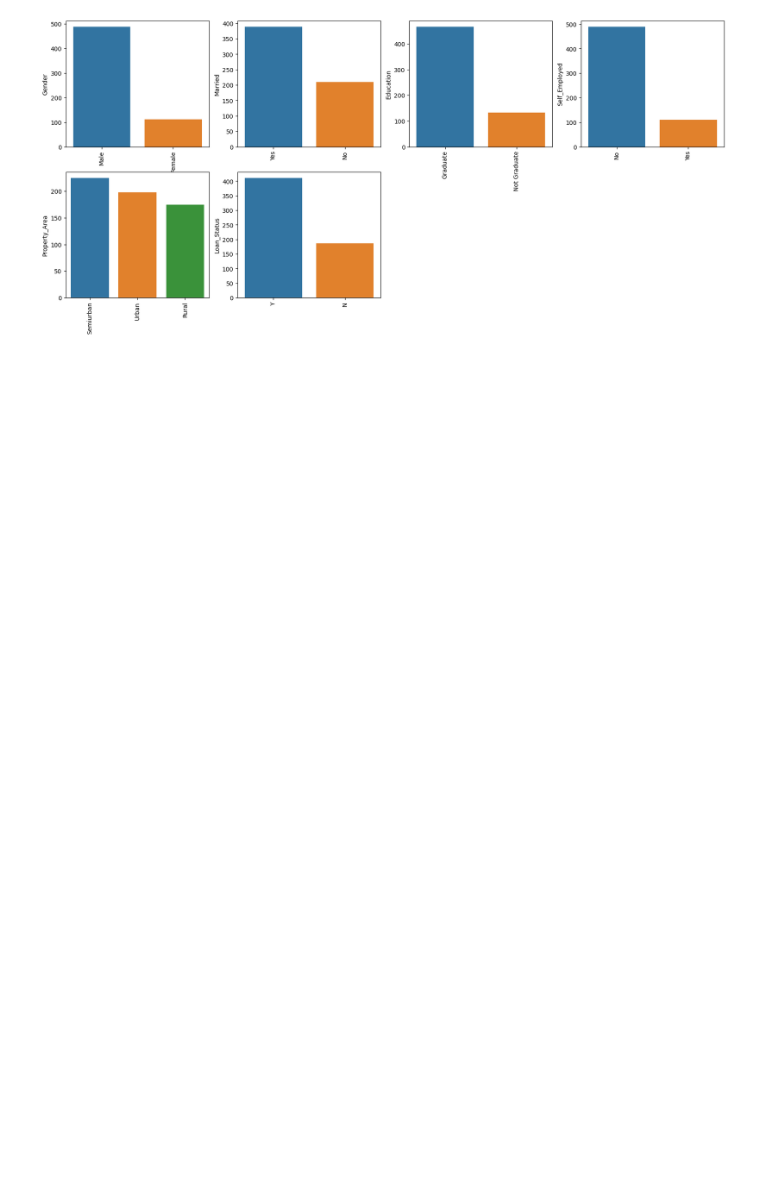
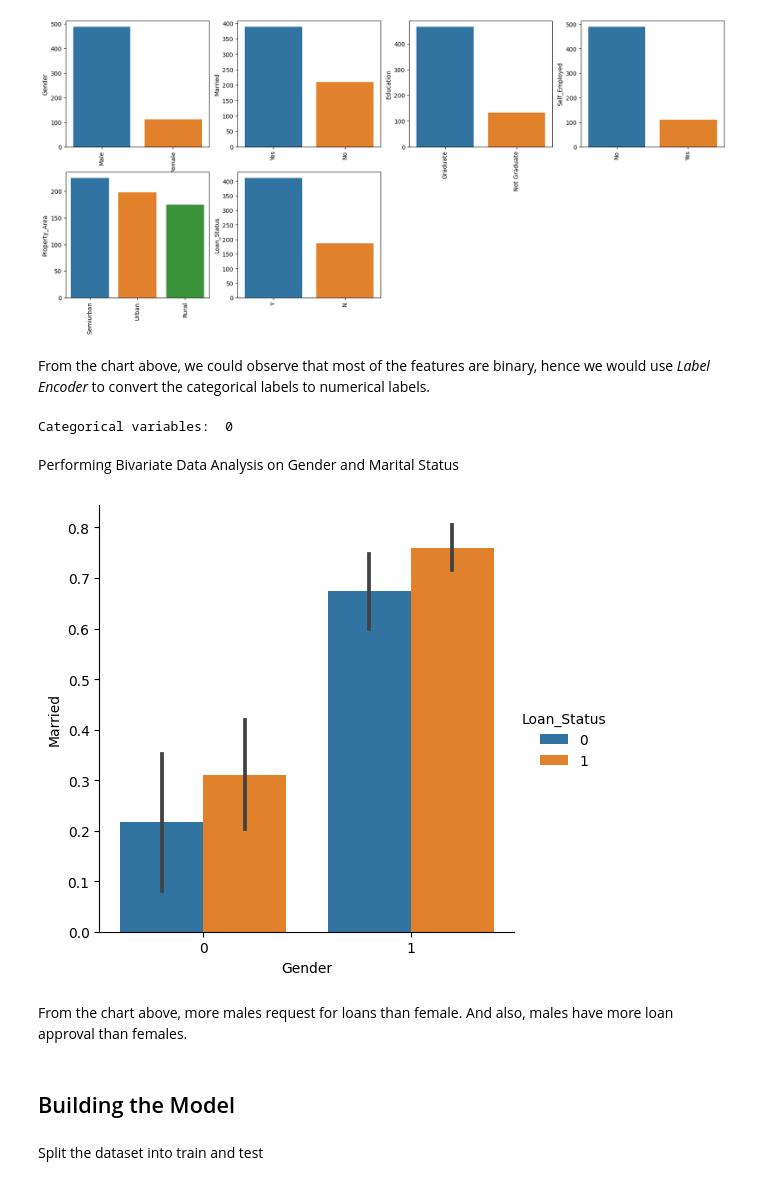
Before and after one commit to Eben-Success/Loan_Approval_Prediction, a Jupyter notebook: main.ipynb, the cells around one changed output. Cells and saved outputs as stored; diff of their text form; code cells hidden in the pictures; blank space fills up the shorter version.

```diff
--- a/main.ipynb
+++ b/main.ipynb
@@ -45,0 +66,6 @@ data.head()
+# %%
+# Replace missing values with their mean
+for col in data.columns:
+    data[col] = data[col].fillna(data[col].mean())
+
+data.isna().sum()
@@ -58,3 +100,34 @@ for col in object_cols:
     index += 1
 # %% [output]
 [figure]
+# %% [markdown]
+From the chart above, we could observe that most of the features are binary, hence we would use *Label Encoder* to convert the categorical labels to numerical labels.
+# %%
+# Import label encoder
+from sklearn import preprocessing
+
+# label_encoder object knows how
+# to understand word labels.
+label_encoder = preprocessing.LabelEncoder()
+obj = (data.dtypes == 'object')
+for col in list(obj[obj].index):
+    data[col] = label_encoder.fit_transform(data[col])
+# %%
+# Verify categorical data
+# find the number of columns with datatye == "object"
+obj = (data.dtypes == "object")
+print("Categorical variables: ", len(obj[obj].index))
+# %% [output]
+Categorical variables:  0
+# %% [markdown]
+Performing Bivariate Data Analysis on Gender and Marital Status
+# %%
+sns.catplot(x="Gender", y="Married", hue="Loan_Status", kind="bar", data=data);
+# %% [output]
+[figure, added]
+# %% [markdown]
+From the chart above, more males request for loans than female. And also, males have more loan approval than females.
+# %% [markdown]
+## Building the Model
+# %% [markdown]
+Split the dataset into train and test
```
Also changed, not shown: parts of 7 cells of this notebook.
